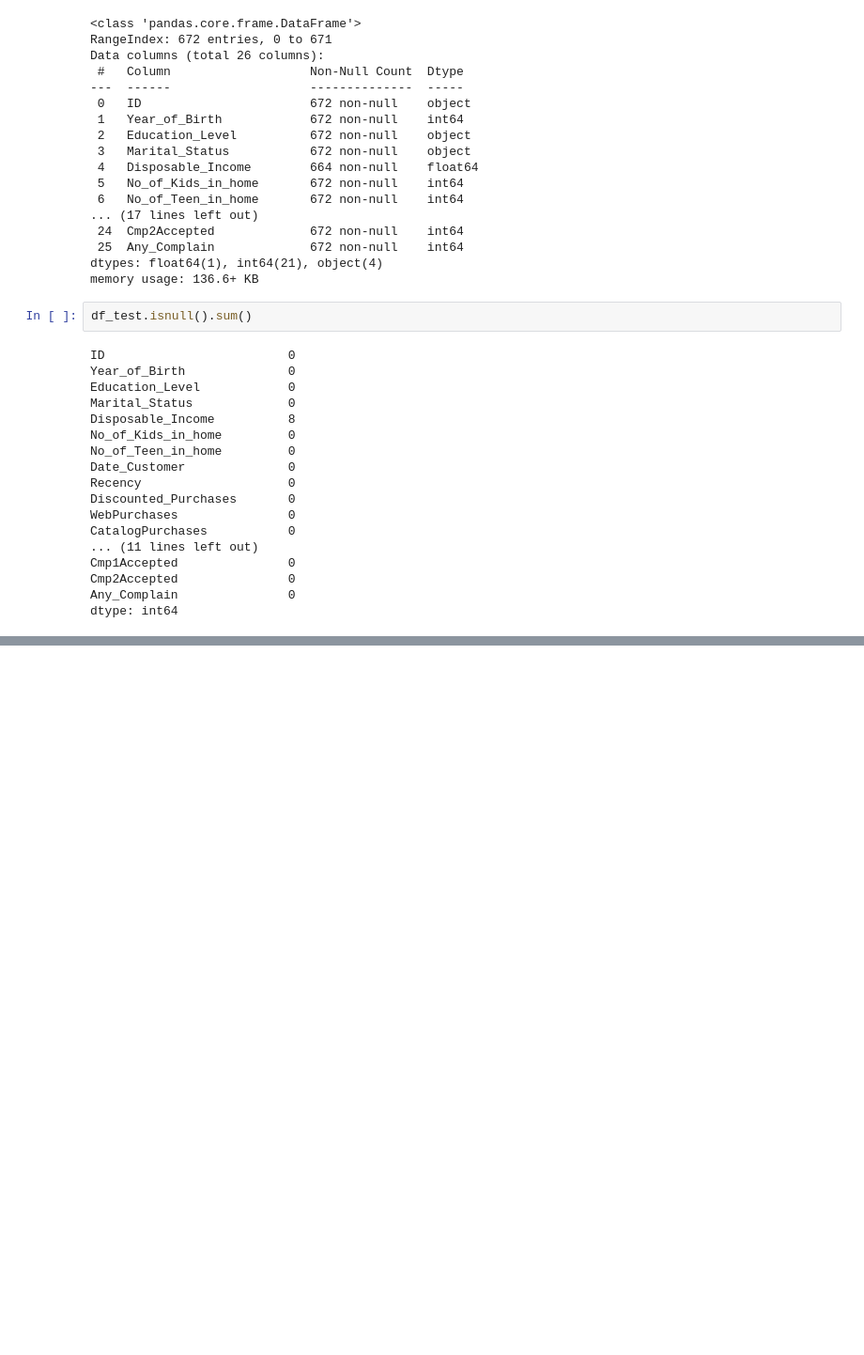
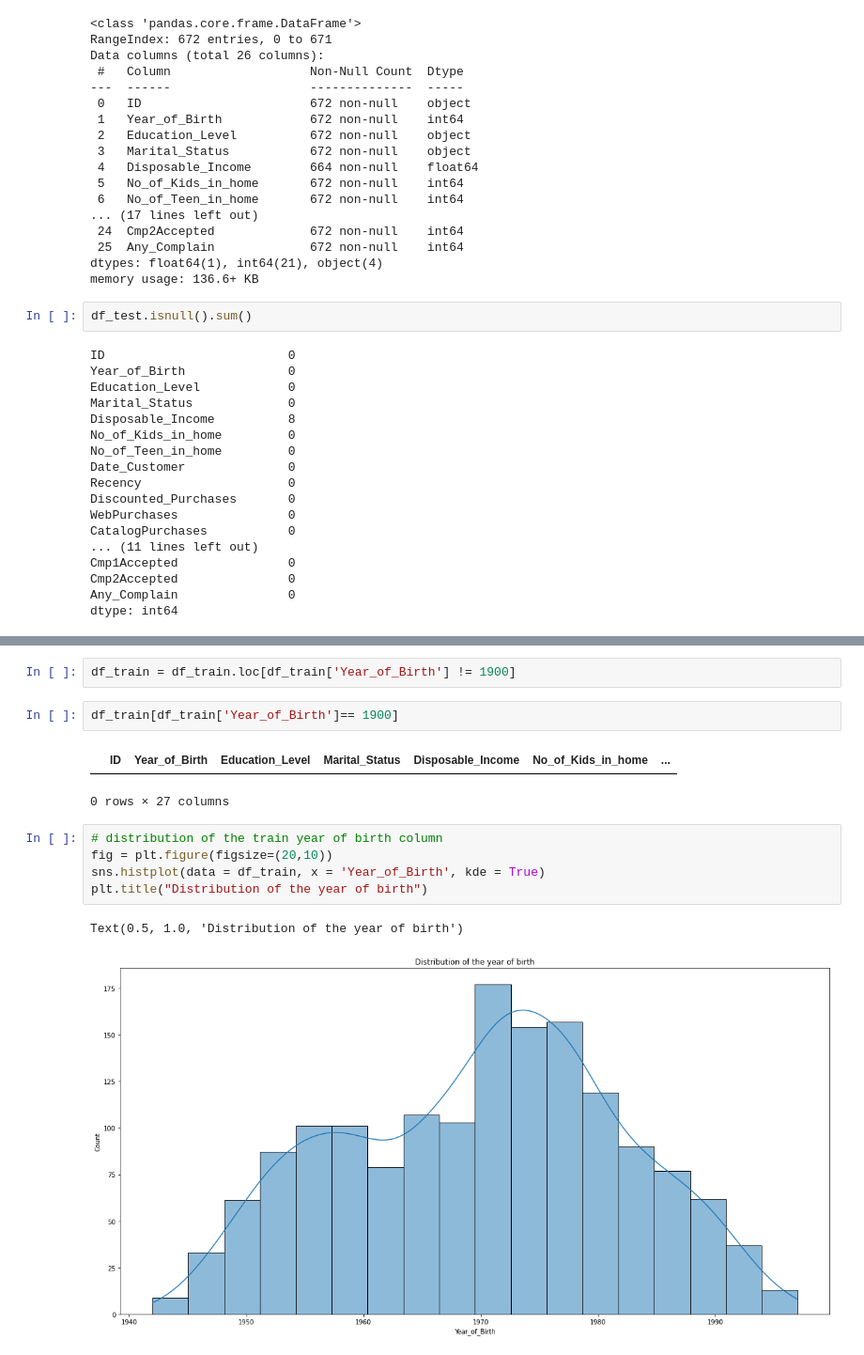
Before and after one commit to VictorUmunna/DSN-AI-HACKATHON, a Jupyter notebook: notebook.ipynb, the cells around one changed output, grey strips where cells are left out. Shown at 94% size. Cells and saved outputs as stored; diff of their text form; blank space fills up the shorter version.

```diff
--- a/notebook.ipynb
+++ b/notebook.ipynb
@@ -164,0 +190,15 @@ Since there are no null values, we will explore the columns one by one
+# %%
+df_train = df_train.loc[df_train['Year_of_Birth'] != 1900]
+# %%
+df_train[df_train['Year_of_Birth']== 1900]
+# %% [output]
+|  | ID | Year_of_Birth | Education_Level | Marital_Status | Disposable_Income | No_of_Kids_in_home | ... |
+0 rows × 27 columns
+# %%
+# distribution of the train year of birth column
+fig = plt.figure(figsize=(20,10))
+sns.histplot(data = df_train, x = 'Year_of_Birth', kde = True)
+plt.title("Distribution of the year of birth")
+# %% [output]
+Text(0.5, 1.0, 'Distribution of the year of birth')
+[figure, added]
```
Also changed, not shown: parts of 14 cells of this notebook.
